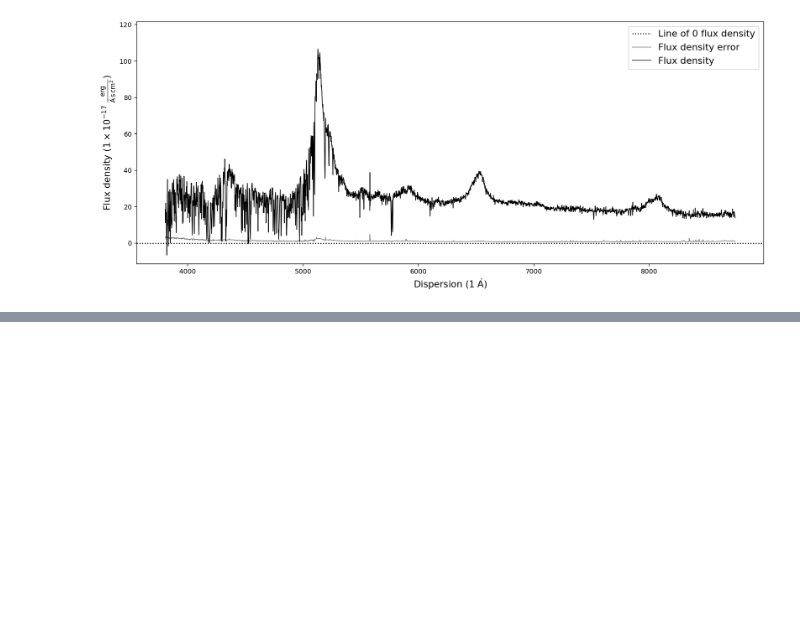
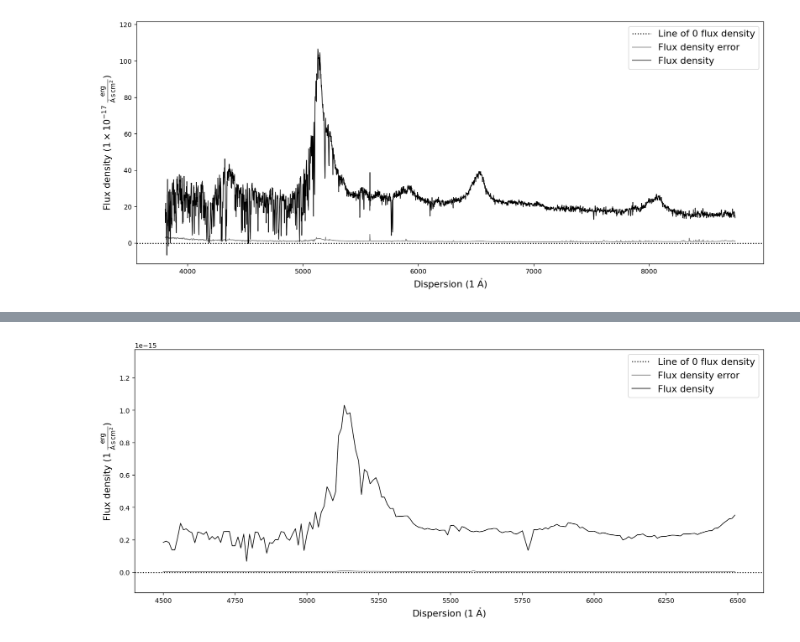
Before and after one commit to jtschindler/sculptor, a Jupyter notebook: examples/notebooks/speconed_demonstration.ipynb, the cells around one changed output, grey strips where cells are left out. Drawn from its saved outputs; the diff is of its cells as text; code cells hidden in the pictures; blank space fills up the shorter version.

```diff
--- a/examples/notebooks/speconed_demonstration.ipynb
+++ b/examples/notebooks/speconed_demonstration.ipynb
@@ -353,0 +306,9 @@ spec.plot()
+# %%
+import numpy as np
+
+# Setting up the new dispersion axis
+new_dispersion = np.arange(4500,6500,10)
+
+sdss_spec.resample(new_dispersion).plot()
+# %% [output]
+[figure, added]
```
Also changed, not shown: parts of 54 cells of this notebook, 33 other files.
